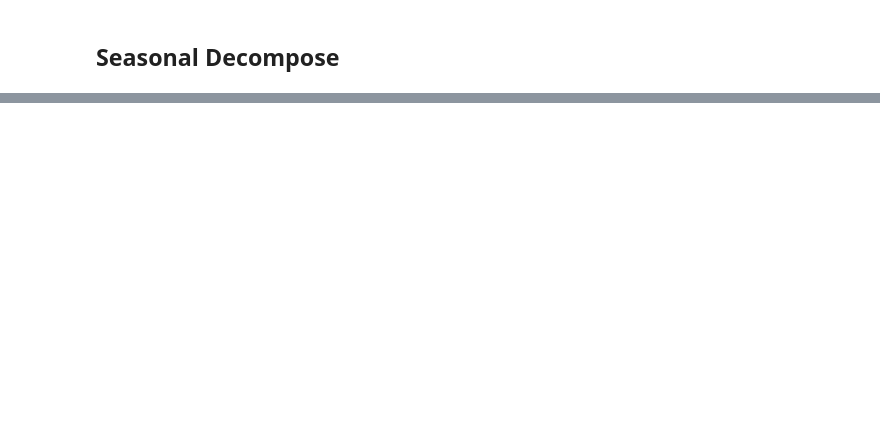
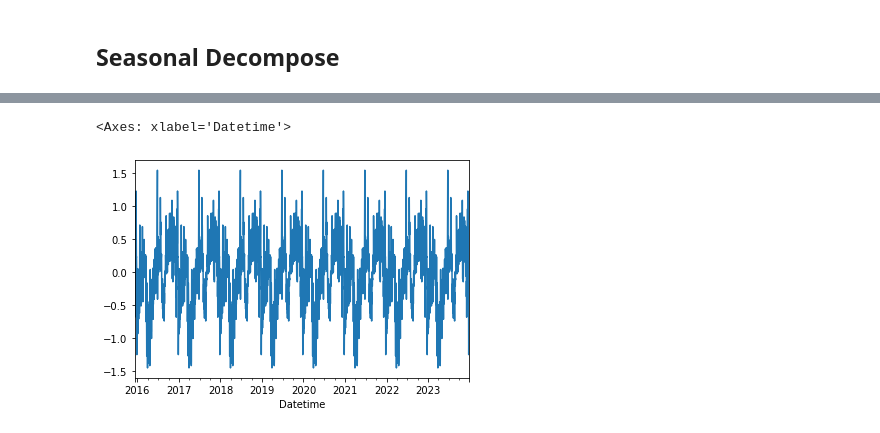
Before and after one commit to ivanseldas/COVID-Noise-Impact-Barcelona, a Jupyter notebook: notebooks/noise_bcn.ipynb, the cells around one changed output, grey strips where cells are left out. Saved outputs shown, nothing was run; the diff lists cells and outputs as text; code cells hidden in the pictures; blank space fills up the shorter version.

```diff
--- a/notebooks/noise_bcn.ipynb
+++ b/notebooks/noise_bcn.ipynb
@@ -281,0 +236,6 @@ ValueError: This function does not handle missing values
+# %%
+seasonal = result.seasonal
+seasonal.plot()
+# %% [output]
+<Axes: xlabel='Datetime'>
+[figure, added]
```
Also changed, not shown: parts of 18 cells of this notebook.
